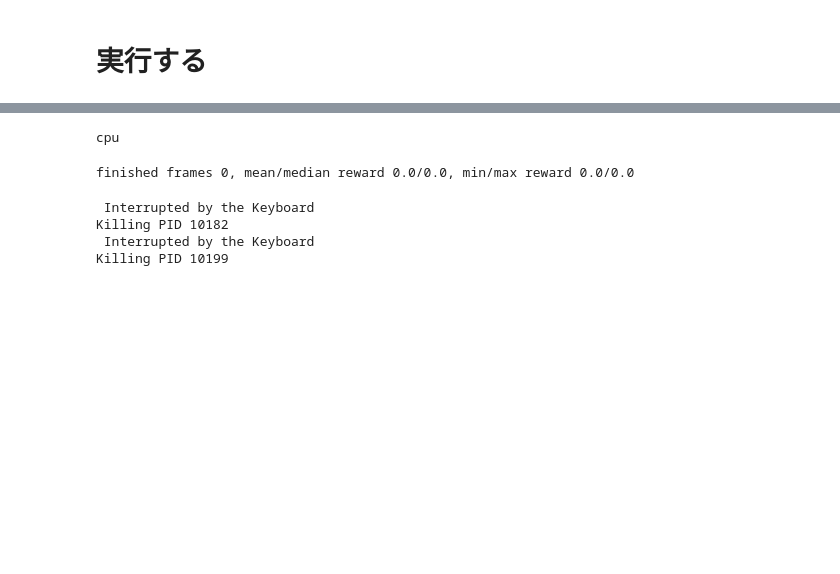
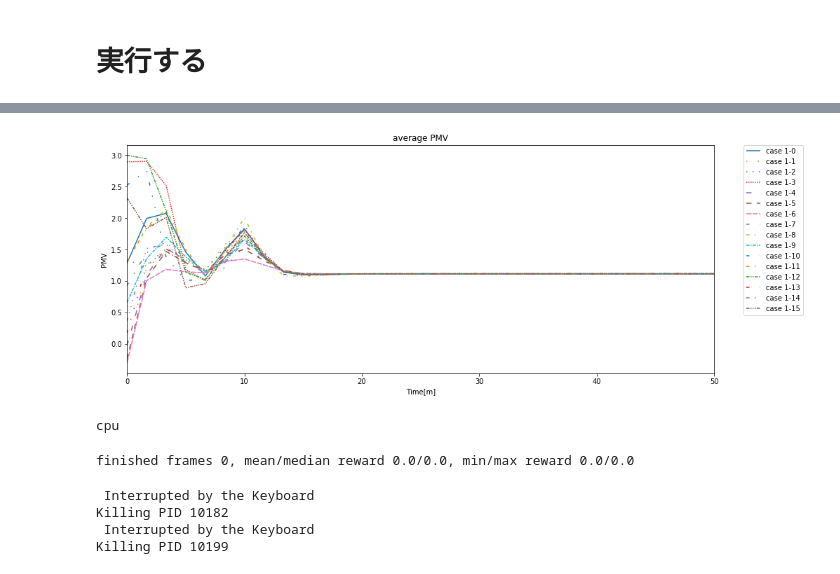
Before and after one commit to mamitsu2/aircond5, a Jupyter notebook: leinform_fluid_A2C.ipynb, the cells around one changed output, grey strips where cells are left out. Saved outputs shown, nothing was run; the diff lists cells and outputs as text; code cells hidden in the pictures; blank space fills up the shorter version.

```diff
--- a/leinform_fluid_A2C.ipynb
+++ b/leinform_fluid_A2C.ipynb
@@ -1549,0 +1622,4 @@ for j in range(PLAY_STEP):
+# %%
+import matplotlib.pylab as plt
+from matplotlib.pylab import rcParams
+rcParams['figure.figsize'] = 15,6
@@ -1550,3 +1672,20 @@ for j in range(PLAY_STEP):
+# %%
+# Tのプロット
+for i in range(NUM_PROCESSES):
+    plt.plot(time_list, PMV_list[i], label='case 1-{}'.format(i), \
+             linestyle=linestyles[i])
+#plt.plot(time_list, T_b, label='case 1-2',linestyle='dashed')
+#plt.plot(time_list, T_d, label='case 1-3',linestyle='dashdot')
+#plt.plot(time_list, T_f, label='case 1-4',linestyle='dotted')
+plt.xlabel("Time[m]")
+plt.ylabel("PMV")
+plt.title('average PMV')
+plt.xlim(0,50)
+#plt.ylim(-0.5,2.8)
+plt.legend(bbox_to_anchor=(1.05, 1), loc='upper left', borderaxespad=0)
+plt.savefig("T_123.png",dpi=150)
+# %% [output]
+[figure, added]
 # %%
 ## この環境の部分を変える
 
```
Also changed, not shown: parts of 16 cells of this notebook, 2 other files.
